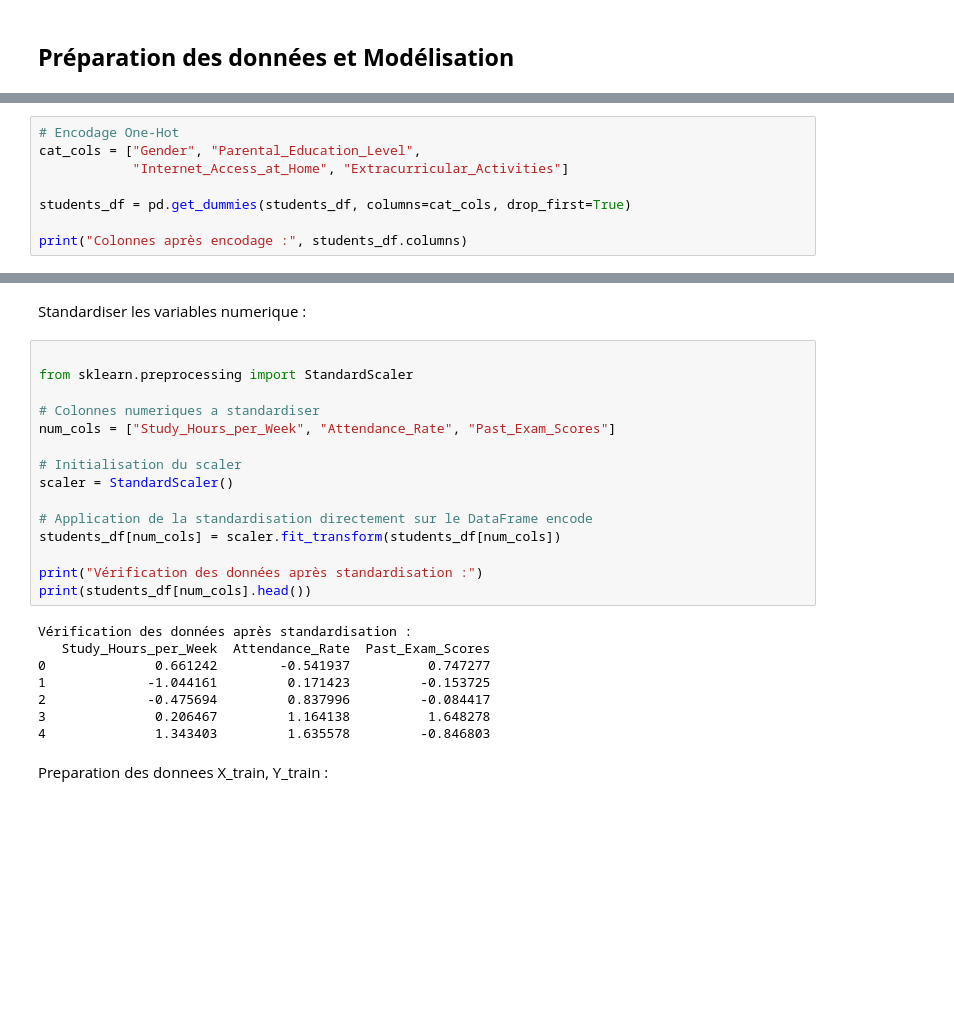
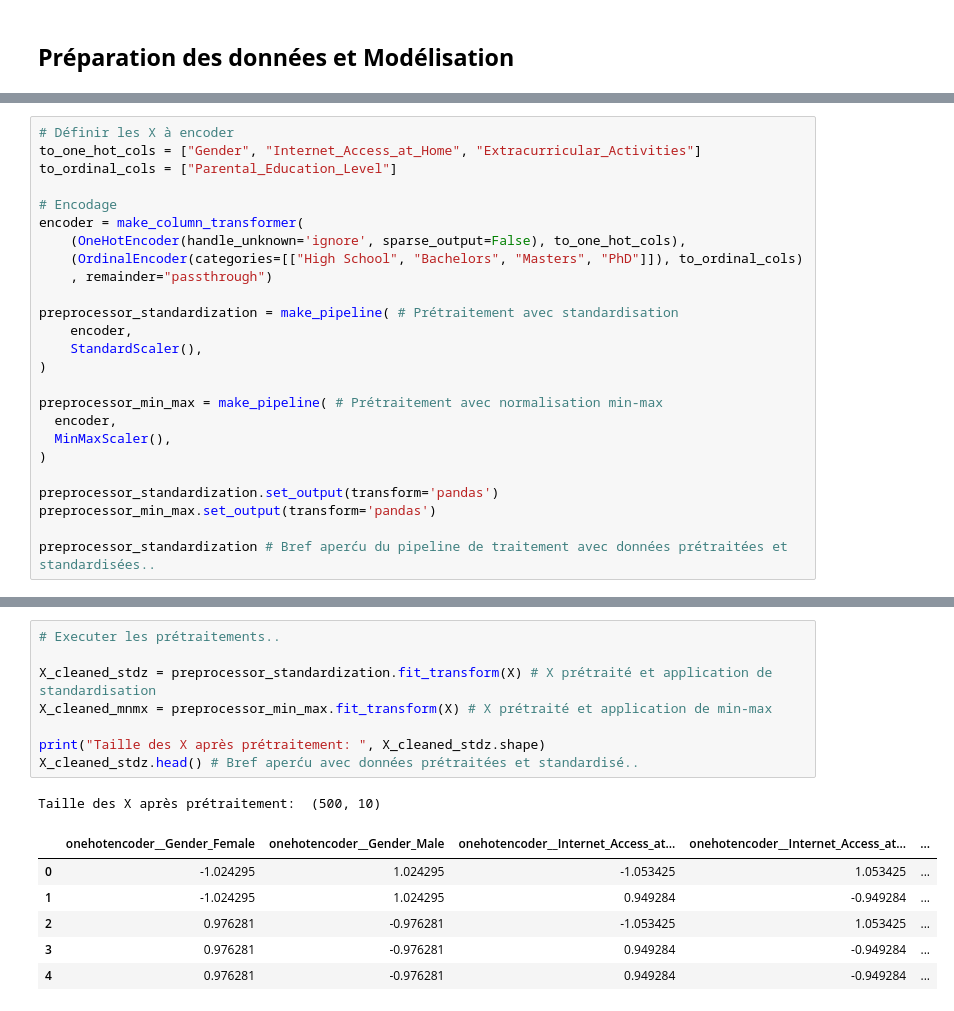
Before and after one commit to kevin-tchinda/student-success-monitoring, a Jupyter notebook: notebooks/student_success_monitoring.ipynb, the cells around one changed output, grey strips where cells are left out. Drawn from its saved outputs; the diff is of its cells as text; blank space fills up the shorter version.

```diff
--- a/notebooks/student_success_monitoring.ipynb
+++ b/notebooks/student_success_monitoring.ipynb
@@ -352,9 +383,26 @@ Encodage des variables catégorielles (One-Hot Encoding)
 # %%
-# Encodage One-Hot
-cat_cols = ["Gender", "Parental_Education_Level",
-            "Internet_Access_at_Home", "Extracurricular_Activities"]
+# Définir les X à encoder
+to_one_hot_cols = ["Gender", "Internet_Access_at_Home", "Extracurricular_Activities"]
+to_ordinal_cols = ["Parental_Education_Level"]
 
-students_df = pd.get_dummies(students_df, columns=cat_cols, drop_first=True)
+# Encodage
+encoder = make_column_transformer(
+    (OneHotEncoder(handle_unknown='ignore', sparse_output=False), to_one_hot_cols),
+    (OrdinalEncoder(categories=[["High School", "Bachelors", "Masters", "PhD"]]), to_ordinal_cols)
+    , remainder="passthrough")
 
-print("Colonnes après encodage :", students_df.columns)
+preprocessor_standardization = make_pipeline( # Prétraitement avec standardisation
+    encoder,
+    StandardScaler(),
+)
+
+preprocessor_min_max = make_pipeline( # Prétraitement avec normalisation min-max
+  encoder,
+  MinMaxScaler(),
+)
+
+preprocessor_standardization.set_output(transform='pandas')
+preprocessor_min_max.set_output(transform='pandas')
+
+preprocessor_standardization # Bref aperću du pipeline de traitement avec données prétraitées et standardisées..
 # %% [output]
@@ -367,27 +425,16 @@ Colonnes après encodage : Index(['Study_Hours_per_Week', 'Attendance_Rate', 'Pa
-# %% [markdown]
-Standardiser les variables numerique :
 # %%
+# Executer les prétraitements..
 
-from sklearn.preprocessing import StandardScaler
+X_cleaned_stdz = preprocessor_standardization.fit_transform(X) # X prétraité et application de standardisation
+X_cleaned_mnmx = preprocessor_min_max.fit_transform(X) # X prétraité et application de min-max
 
-# Colonnes numeriques a standardiser
-num_cols = ["Study_Hours_per_Week", "Attendance_Rate", "Past_Exam_Scores"]
-
-# Initialisation du scaler
-scaler = StandardScaler()
-
-# Application de la standardisation directement sur le DataFrame encode
-students_df[num_cols] = scaler.fit_transform(students_df[num_cols])
-
-print("Vérification des données après standardisation :")
-print(students_df[num_cols].head())
+print("Taille des X après prétraitement: ", X_cleaned_stdz.shape)
+X_cleaned_stdz.head() # Bref aperću avec données prétraitées et standardisé..
 # %% [output]
-Vérification des données après standardisation :
-   Study_Hours_per_Week  Attendance_Rate  Past_Exam_Scores
-0              0.661242        -0.541937          0.747277
-1             -1.044161         0.171423         -0.153725
-2             -0.475694         0.837996         -0.084417
-3              0.206467         1.164138          1.648278
-4              1.343403         1.635578         -0.846803
+Taille des X après prétraitement:  (500, 10)
+|  | onehotencoder__Gender_Female | onehotencoder__Gender_Male | onehotencoder__Internet_Access_at... | onehotencoder__Internet_Access_at... | ... |
+| 0 | -1.024295 | 1.024295 | -1.053425 | 1.053425 | ... |
+| 1 | -1.024295 | 1.024295 | 0.949284 | -0.949284 | ... |
+| 2 | 0.976281 | -0.976281 | -1.053425 | 1.053425 | ... |
+| 3 | 0.976281 | -0.976281 | 0.949284 | -0.949284 | ... |
+| 4 | 0.976281 | -0.976281 | 0.949284 | -0.949284 | ... |
-# %% [markdown]
-Preparation des donnees X_train, Y_train :
```
Also changed, not shown: parts of 52 cells of this notebook.
